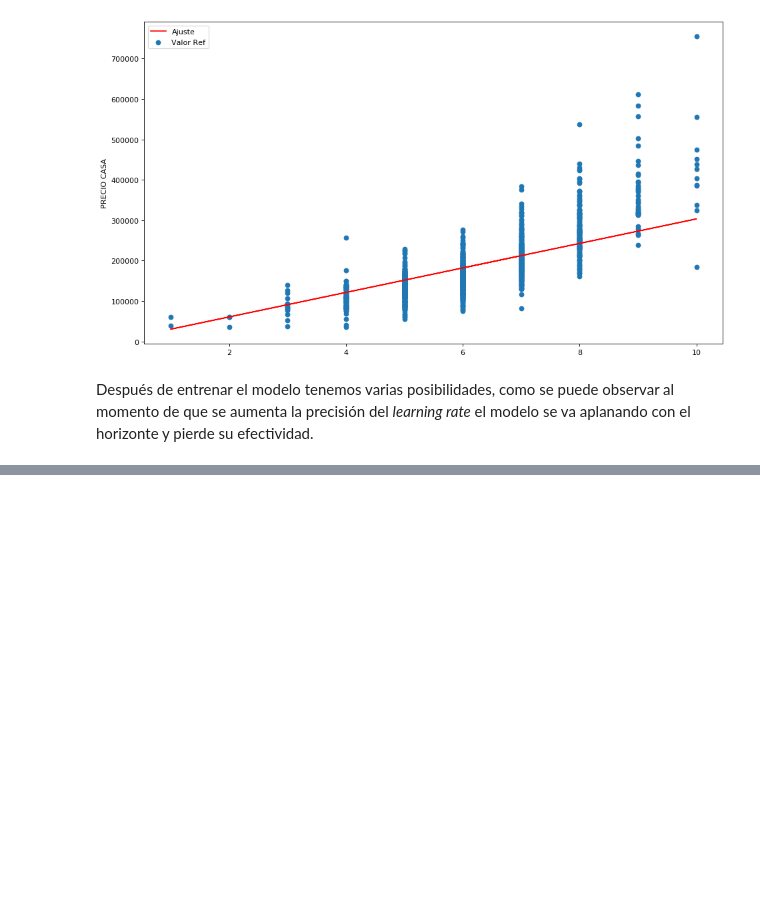
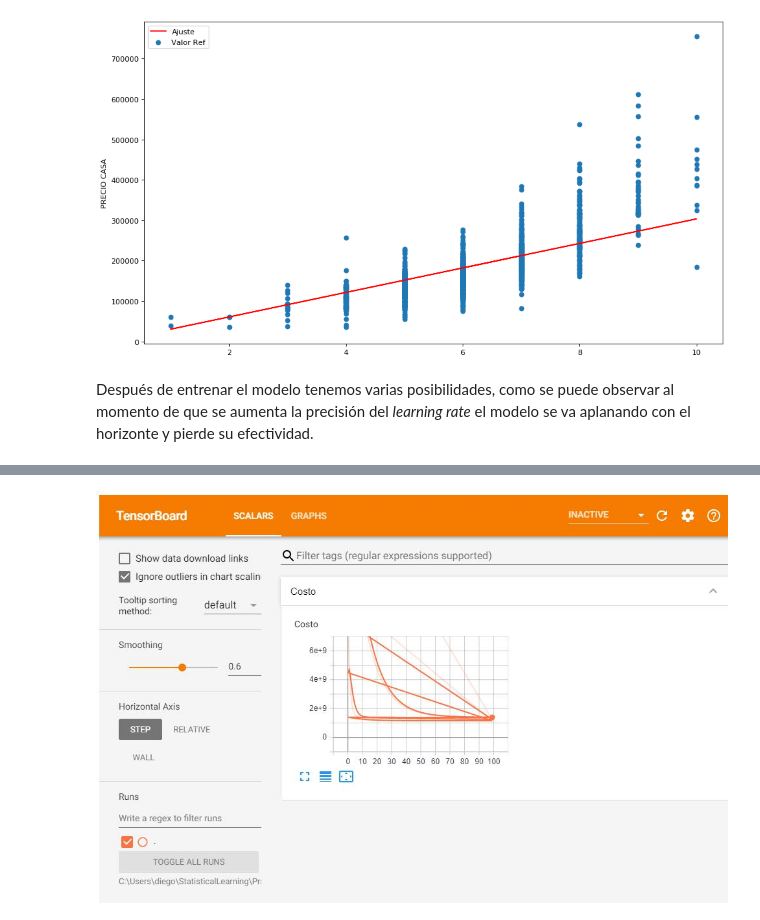
Before and after one commit to dvallesc/p1-statisticalLearning, a Jupyter notebook: Práctica1.ipynb, the cells around one changed output, grey strips where cells are left out. Saved outputs shown, nothing was run; the diff lists cells and outputs as text; code cells hidden in the pictures; blank space fills up the shorter version.

Commit message:
modificacion en las imagenes para que se vean.

```diff
--- a/Práctica1.ipynb
+++ b/Práctica1.ipynb
@@ -202,0 +199,5 @@ También se coloca a continuación imagen del grafo:
+# %%
+from IPython.display import Image
+Image("TensorBoard.jpg")
+# %% [output]
+[figure, added]
```
Also changed, not shown: parts of 3 cells of this notebook.
